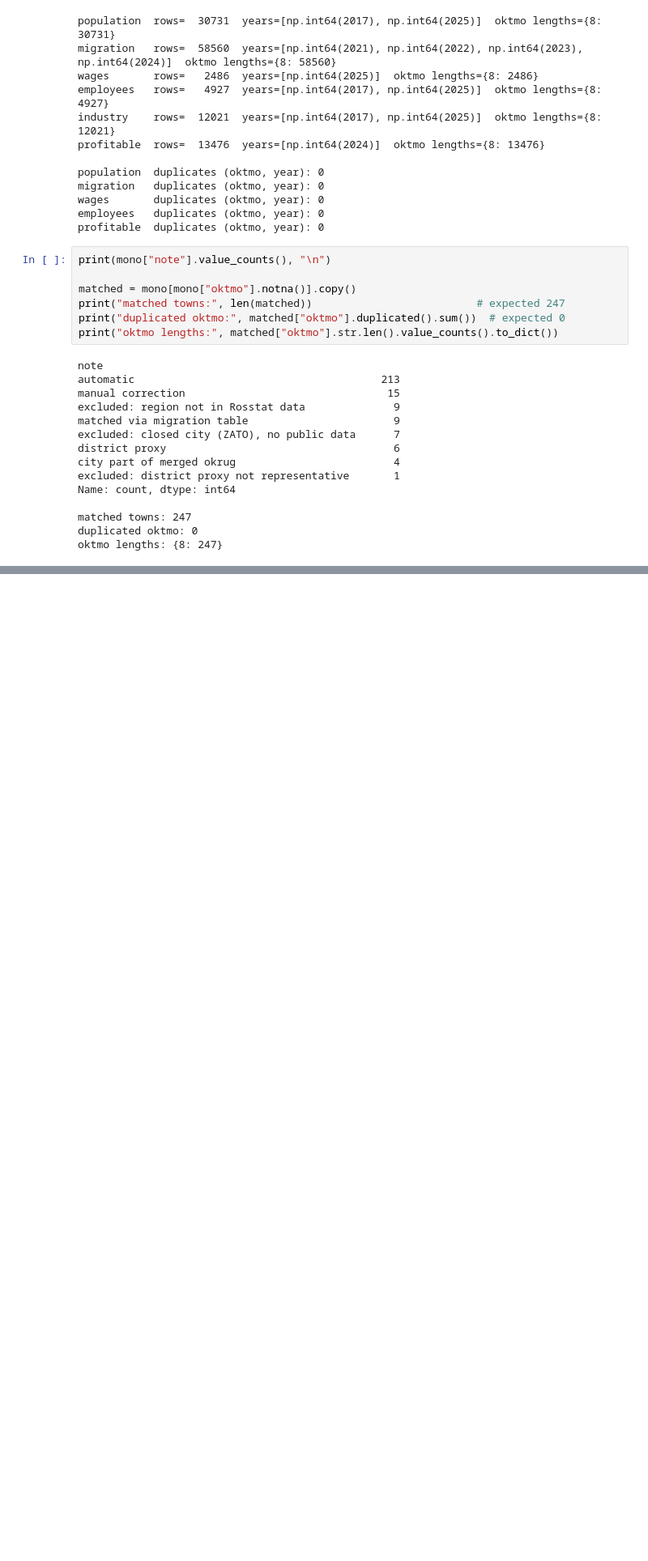
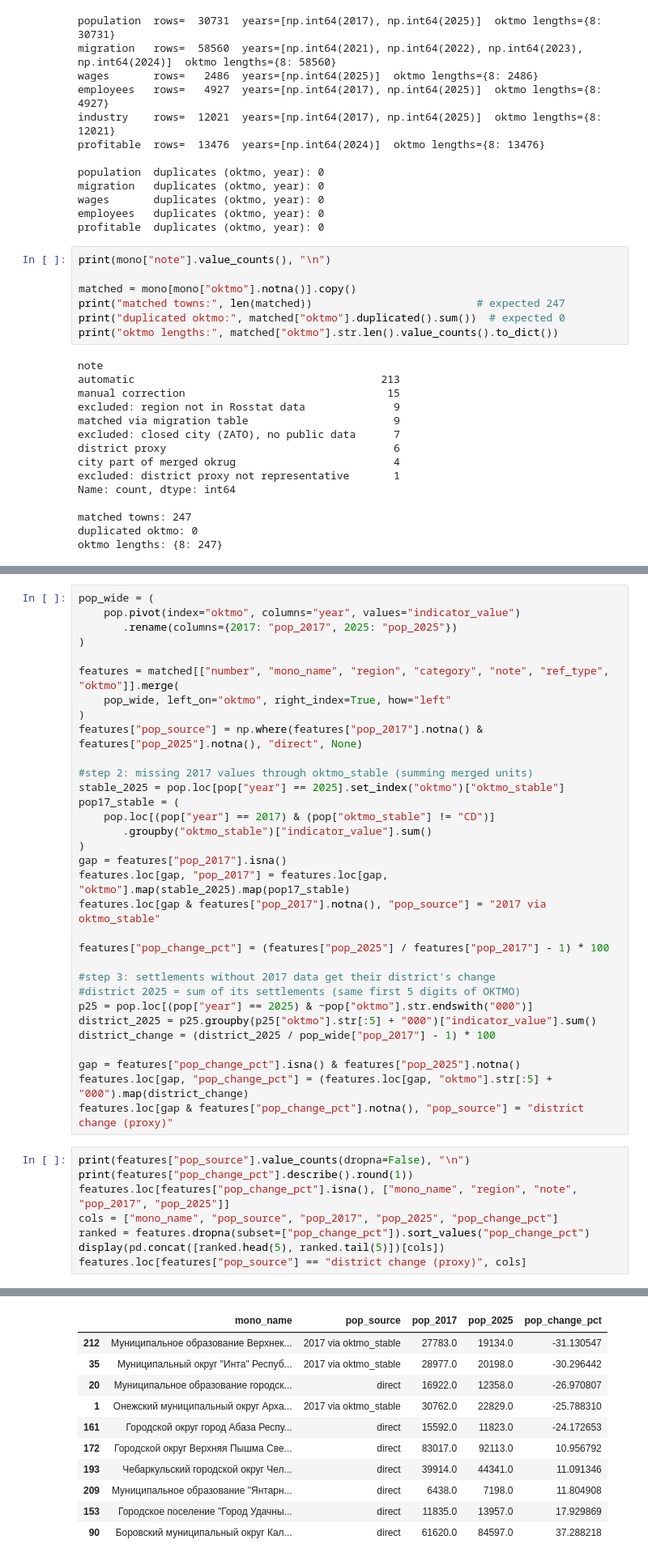
Before and after one commit to evelina-kalugina/-russian-monotowns-typology, a Jupyter notebook: notebooks/03_features.ipynb, the cells around one changed output, grey strips where cells are left out. Shown at 81% size. Cells and saved outputs as stored; diff of their text form; blank space fills up the shorter version.

```diff
--- a/notebooks/03_features.ipynb
+++ b/notebooks/03_features.ipynb
@@ -81,0 +206,41 @@ oktmo lengths: {8: 247}
+# %%
+pop_wide = (
+    pop.pivot(index="oktmo", columns="year", values="indicator_value")
+       .rename(columns={2017: "pop_2017", 2025: "pop_2025"})
+)
+
+features = matched[["number", "mono_name", "region", "category", "note", "ref_type", "oktmo"]].merge(
+    pop_wide, left_on="oktmo", right_index=True, how="left"
+)
+features["pop_source"] = np.where(features["pop_2017"].notna() & features["pop_2025"].notna(), "direct", None)
+
+#step 2: missing 2017 values through oktmo_stable (summing merged units)
+stable_2025 = pop.loc[pop["year"] == 2025].set_index("oktmo")["oktmo_stable"]
+pop17_stable = (
+    pop.loc[(pop["year"] == 2017) & (pop["oktmo_stable"] != "CD")]
+       .groupby("oktmo_stable")["indicator_value"].sum()
+)
+gap = features["pop_2017"].isna()
+features.loc[gap, "pop_2017"] = features.loc[gap, "oktmo"].map(stable_2025).map(pop17_stable)
+features.loc[gap & features["pop_2017"].notna(), "pop_source"] = "2017 via oktmo_stable"
+
+features["pop_change_pct"] = (features["pop_2025"] / features["pop_2017"] - 1) * 100
+
+#step 3: settlements without 2017 data get their district's change
+#district 2025 = sum of its settlements (same first 5 digits of OKTMO)
+p25 = pop.loc[(pop["year"] == 2025) & ~pop["oktmo"].str.endswith("000")]
+district_2025 = p25.groupby(p25["oktmo"].str[:5] + "000")["indicator_value"].sum()
+district_change = (district_2025 / pop_wide["pop_2017"] - 1) * 100
+
+gap = features["pop_change_pct"].isna() & features["pop_2025"].notna()
+features.loc[gap, "pop_change_pct"] = (features.loc[gap, "oktmo"].str[:5] + "000").map(district_change)
+features.loc[gap & features["pop_change_pct"].notna(), "pop_source"] = "district change (proxy)"
+# %%
+print(features["pop_source"].value_counts(dropna=False), "\n")
+print(features["pop_change_pct"].describe().round(1))
+features.loc[features["pop_change_pct"].isna(), ["mono_name", "region", "note", "pop_2017", "pop_2025"]]
+cols = ["mono_name", "pop_source", "pop_2017", "pop_2025", "pop_change_pct"]
+ranked = features.dropna(subset=["pop_change_pct"]).sort_values("pop_change_pct")
+display(pd.concat([ranked.head(5), ranked.tail(5)])[cols])
+features.loc[features["pop_source"] == "district change (proxy)", cols]
+# %% [output]
@@ -81,0 +263,11 @@ oktmo lengths: {8: 247}
+|  | mono_name | pop_source | pop_2017 | pop_2025 | pop_change_pct |
+| 212 | Муниципальное образование Верхнек... | 2017 via oktmo_stable | 27783.0 | 19134.0 | -31.130547 |
+| 35 | Муниципальный округ "Инта" Респуб... | 2017 via oktmo_stable | 28977.0 | 20198.0 | -30.296442 |
+| 20 | Муниципальное образование городск... | direct | 16922.0 | 12358.0 | -26.970807 |
+| 1 | Онежский муниципальный округ Арха... | 2017 via oktmo_stable | 30762.0 | 22829.0 | -25.788310 |
+| 161 | Городской округ город Абаза Респу... | direct | 15592.0 | 11823.0 | -24.172653 |
+| 172 | Городской округ Верхняя Пышма Све... | direct | 83017.0 | 92113.0 | 10.956792 |
+| 193 | Чебаркульский городской округ Чел... | direct | 39914.0 | 44341.0 | 11.091346 |
+| 209 | Муниципальное образование "Янтарн... | direct | 6438.0 | 7198.0 | 11.804908 |
+| 153 | Городское поселение "Город Удачны... | direct | 11835.0 | 13957.0 | 17.929869 |
+| 90 | Боровский муниципальный округ Кал... | direct | 61620.0 | 84597.0 | 37.288218 |
```
Also changed, not shown: parts of 7 cells of this notebook.
